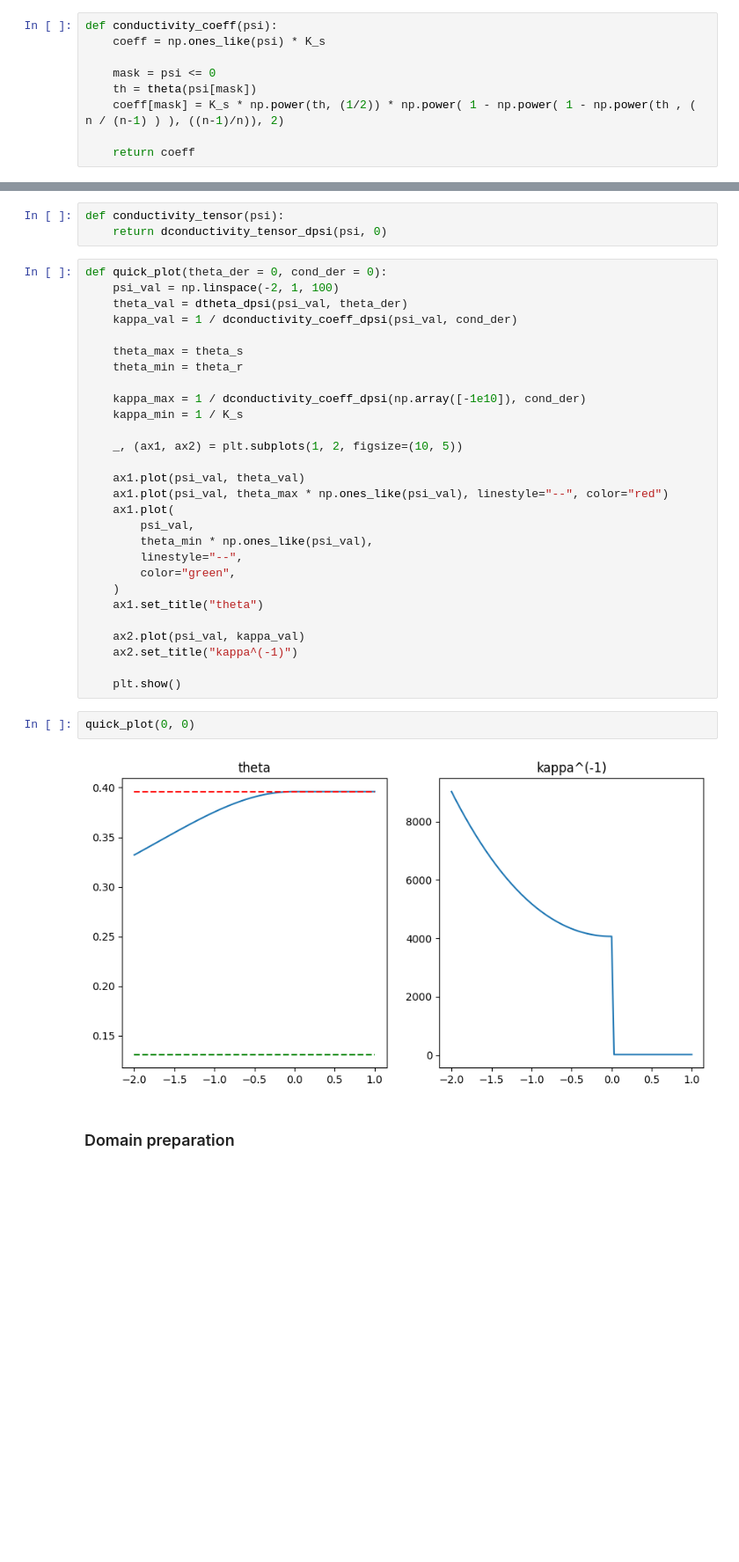
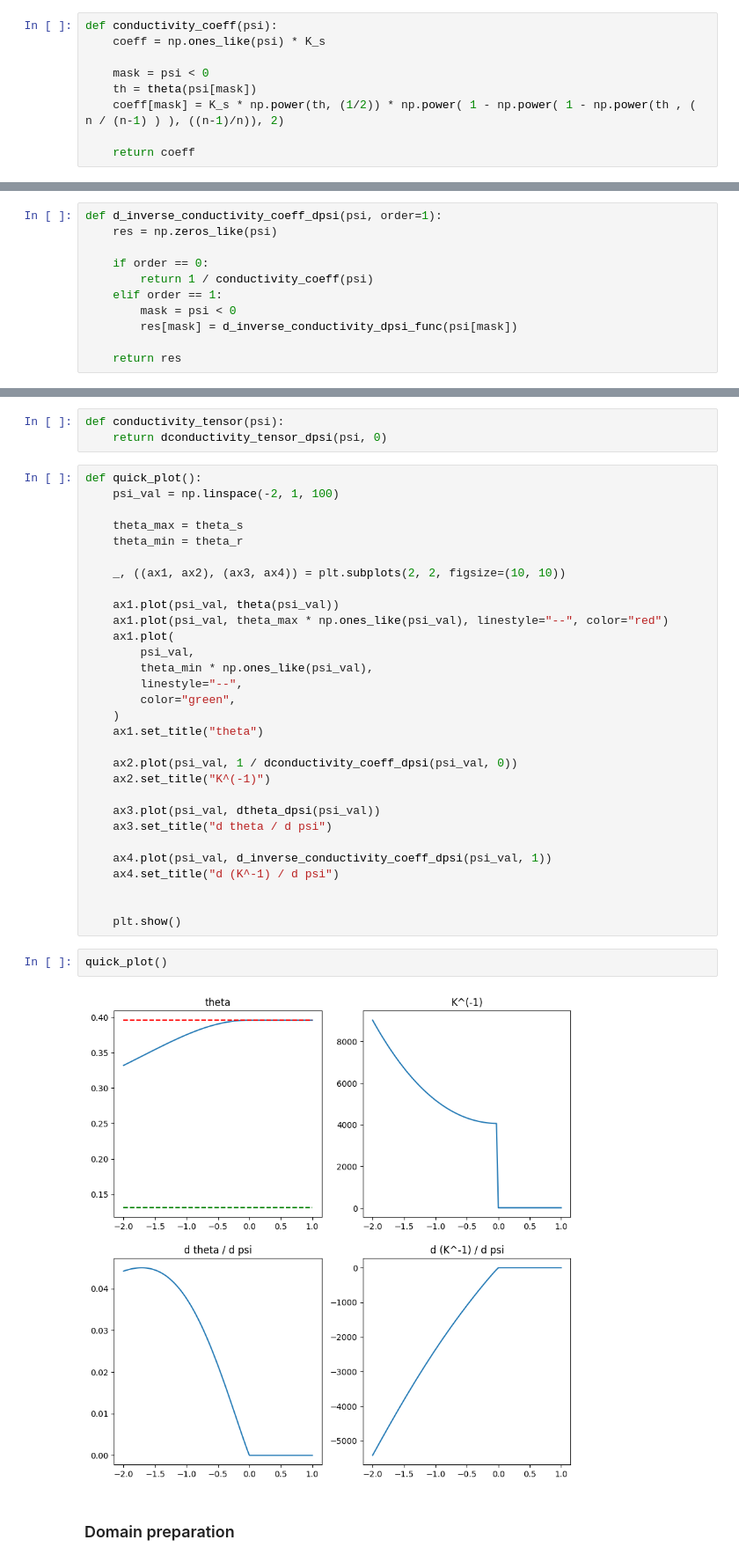
Before and after one commit to compgeo-mox/richards, a Jupyter notebook: src/richards_initial_tests/netwon/richards_evolutionary.ipynb, the cells around one changed output, grey strips where cells are left out. Shown: that part at 88% size. Saved outputs shown, nothing was run; the diff lists cells and outputs as text; blank space fills up the shorter version.

```diff
--- a/src/richards_initial_tests/netwon/richards_evolutionary.ipynb
+++ b/src/richards_initial_tests/netwon/richards_evolutionary.ipynb
@@ -112,7 +106,7 @@ def dtheta_dpsi(psi, order=1):
 def conductivity_coeff(psi):
     coeff = np.ones_like(psi) * K_s
 
-    mask = psi <= 0
+    mask = psi < 0
     th = theta(psi[mask])
     coeff[mask] = K_s * np.power(th, (1/2)) * np.power( 1 - np.power( 1 - np.power(th , ( n / (n-1) ) ), ((n-1)/n)), 2)
 
@@ -137,3 +135,14 @@ def dconductivity_coeff_dpsi(psi, order=1):
 # %%
 def dconductivity_tensor_dpsi(psi, order=1):
     return pp.SecondOrderTensor(dconductivity_coeff_dpsi(psi, order))
+# %%
+def d_inverse_conductivity_coeff_dpsi(psi, order=1):
+    res = np.zeros_like(psi)
+
+    if order == 0:
+        return 1 / conductivity_coeff(psi)
+    elif order == 1:
+        mask = psi < 0
+        res[mask] = d_inverse_conductivity_dpsi_func(psi[mask])
+
+    return res
@@ -141,20 +153,15 @@ def dconductivity_tensor_dpsi(psi, order=1):
 def conductivity_tensor(psi):
     return dconductivity_tensor_dpsi(psi, 0)
 # %%
-def quick_plot(theta_der = 0, cond_der = 0):
+def quick_plot():
     psi_val = np.linspace(-2, 1, 100)
-    theta_val = dtheta_dpsi(psi_val, theta_der)
-    kappa_val = 1 / dconductivity_coeff_dpsi(psi_val, cond_der)
 
     theta_max = theta_s
     theta_min = theta_r
 
-    kappa_max = 1 / dconductivity_coeff_dpsi(np.array([-1e10]), cond_der)
-    kappa_min = 1 / K_s
+    _, ((ax1, ax2), (ax3, ax4)) = plt.subplots(2, 2, figsize=(10, 10))
 
-    _, (ax1, ax2) = plt.subplots(1, 2, figsize=(10, 5))
-
-    ax1.plot(psi_val, theta_val)
+    ax1.plot(psi_val, theta(psi_val))
     ax1.plot(psi_val, theta_max * np.ones_like(psi_val), linestyle="--", color="red")
     ax1.plot(
         psi_val,
@@ -164,14 +171,21 @@ def quick_plot(theta_der = 0, cond_der = 0):
     )
     ax1.set_title("theta")
 
-    ax2.plot(psi_val, kappa_val)
-    ax2.set_title("kappa^(-1)")
+    ax2.plot(psi_val, 1 / dconductivity_coeff_dpsi(psi_val, 0))
+    ax2.set_title("K^(-1)")
+
+    ax3.plot(psi_val, dtheta_dpsi(psi_val))
+    ax3.set_title("d theta / d psi")
+
+    ax4.plot(psi_val, d_inverse_conductivity_coeff_dpsi(psi_val, 1))
+    ax4.set_title("d (K^-1) / d psi")
+
 
     plt.show()
 # %%
-quick_plot(0, 0)
+quick_plot()
 # %% [output]
-[figure, old version]
+[figure, new version]
 # %% [markdown]
 ### Domain preparation
 # %%
```
Also changed, not shown: parts of 19 cells of this notebook.
